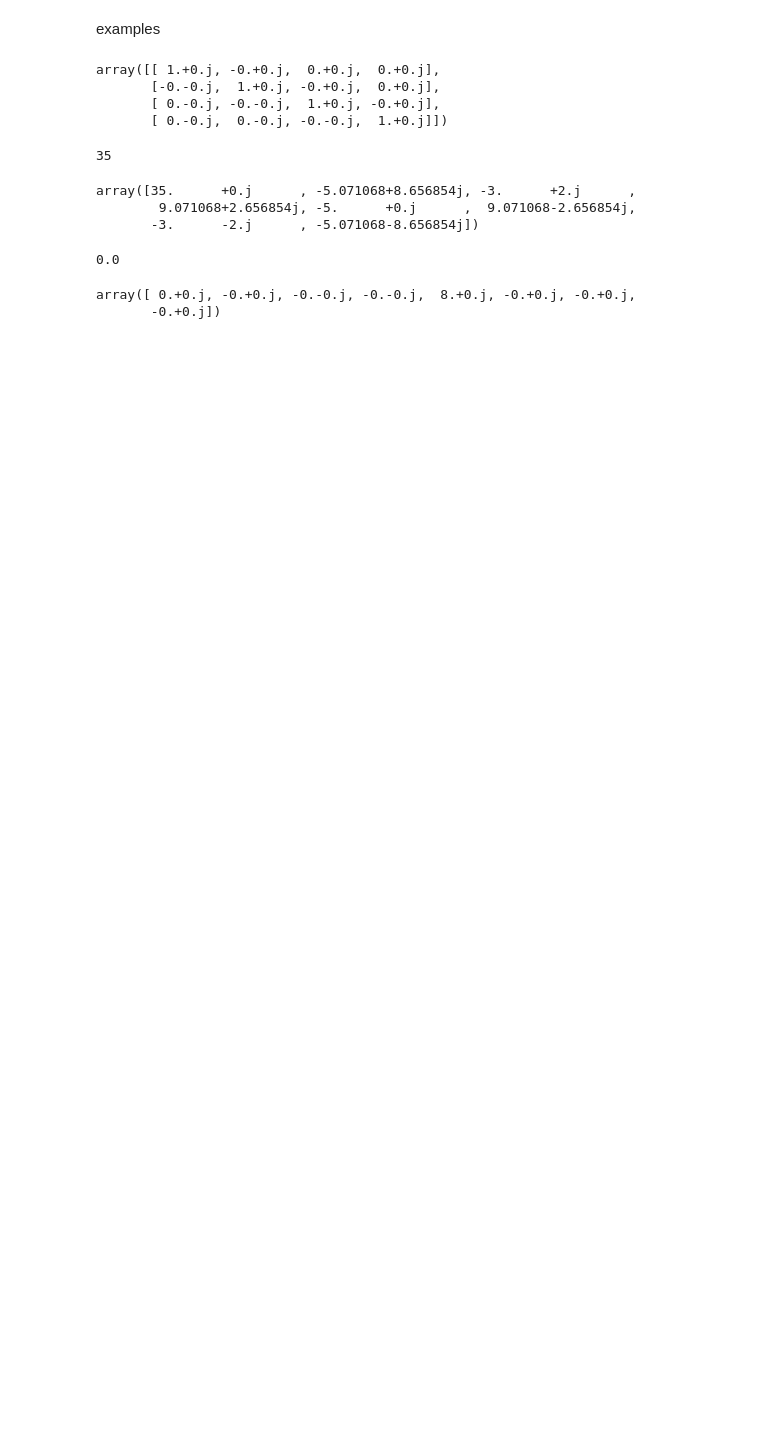
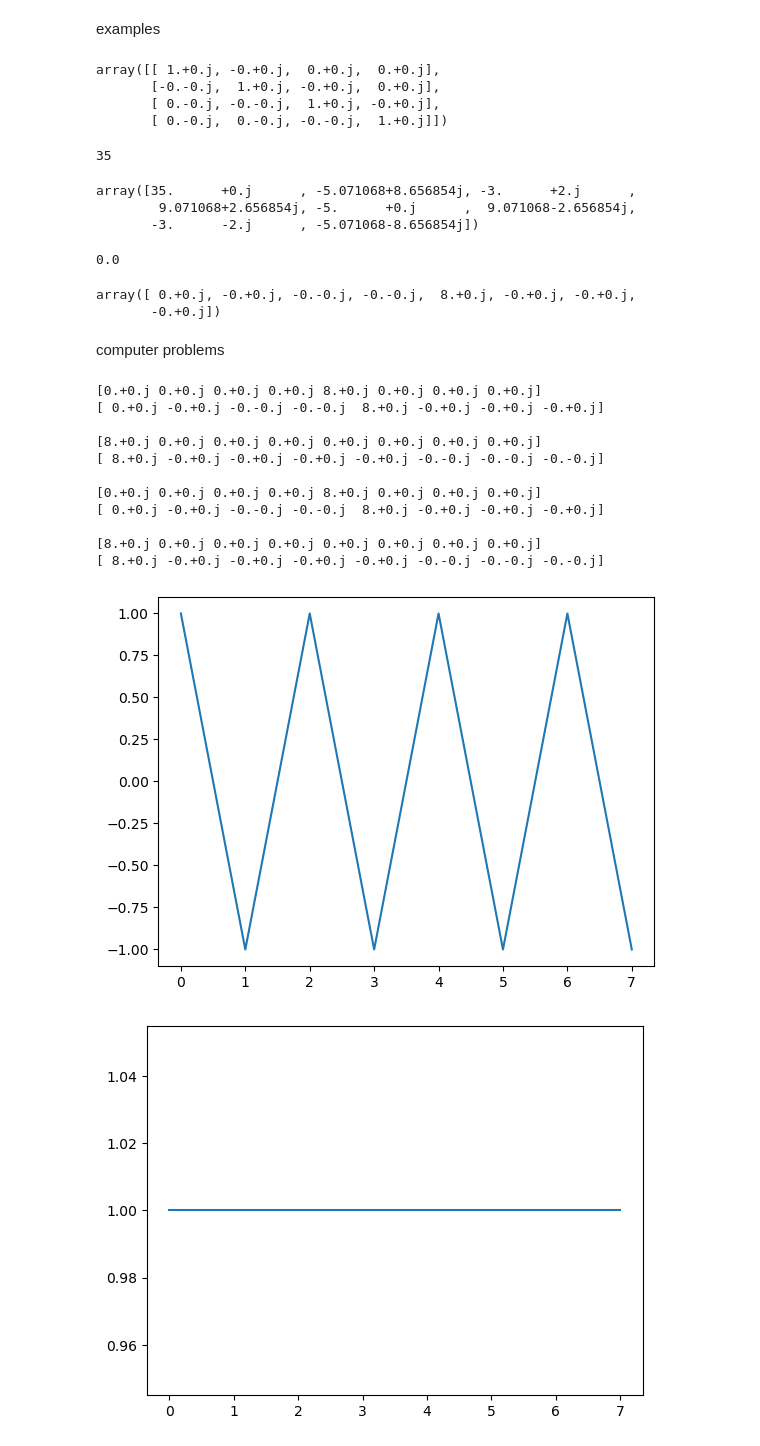
Before and after one commit to Chris0325/scientific_computing, a Jupyter notebook: heath/chapter_12.ipynb, the cells around one changed output. Cells and saved outputs as stored; diff of their text form; code cells hidden in the pictures; blank space fills up the shorter version.

```diff
--- a/heath/chapter_12.ipynb
+++ b/heath/chapter_12.ipynb
@@ -56,3 +56,28 @@ generate_f(8) @ x
 0.0
 array([ 0.+0.j, -0.+0.j, -0.-0.j, -0.-0.j,  8.+0.j, -0.+0.j, -0.+0.j,
        -0.+0.j])
+# %% [markdown]
+computer problems
+# %%
+# 12.1
+for m in range(1, 5):
+    s = np.cos(m * np.pi * np.arange(8))
+    plt.figure()
+    plt.plot(s)
+    print(np.fft.fft(s))
+    print(generate_f(8) @ s)
+    print()
+# %% [output]
+[0.+0.j 0.+0.j 0.+0.j 0.+0.j 8.+0.j 0.+0.j 0.+0.j 0.+0.j]
+[ 0.+0.j -0.+0.j -0.-0.j -0.-0.j  8.+0.j -0.+0.j -0.+0.j -0.+0.j]
+
+[8.+0.j 0.+0.j 0.+0.j 0.+0.j 0.+0.j 0.+0.j 0.+0.j 0.+0.j]
+[ 8.+0.j -0.+0.j -0.+0.j -0.+0.j -0.+0.j -0.-0.j -0.-0.j -0.-0.j]
+
+[0.+0.j 0.+0.j 0.+0.j 0.+0.j 8.+0.j 0.+0.j 0.+0.j 0.+0.j]
+[ 0.+0.j -0.+0.j -0.-0.j -0.-0.j  8.+0.j -0.+0.j -0.+0.j -0.+0.j]
+
+[8.+0.j 0.+0.j 0.+0.j 0.+0.j 0.+0.j 0.+0.j 0.+0.j 0.+0.j]
+[ 8.+0.j -0.+0.j -0.+0.j -0.+0.j -0.+0.j -0.-0.j -0.-0.j -0.-0.j]
+[figure, added]
+[figure, added]
```
Also changed, not shown: parts of 25 cells of this notebook.
